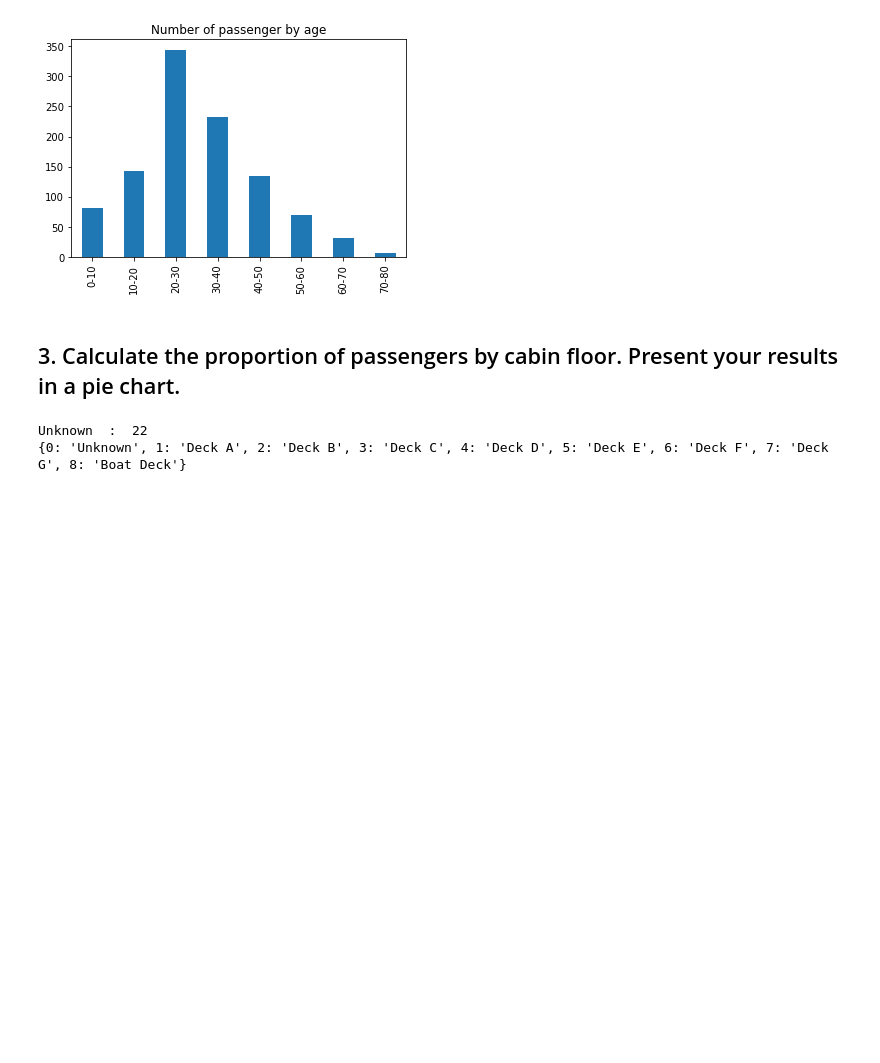
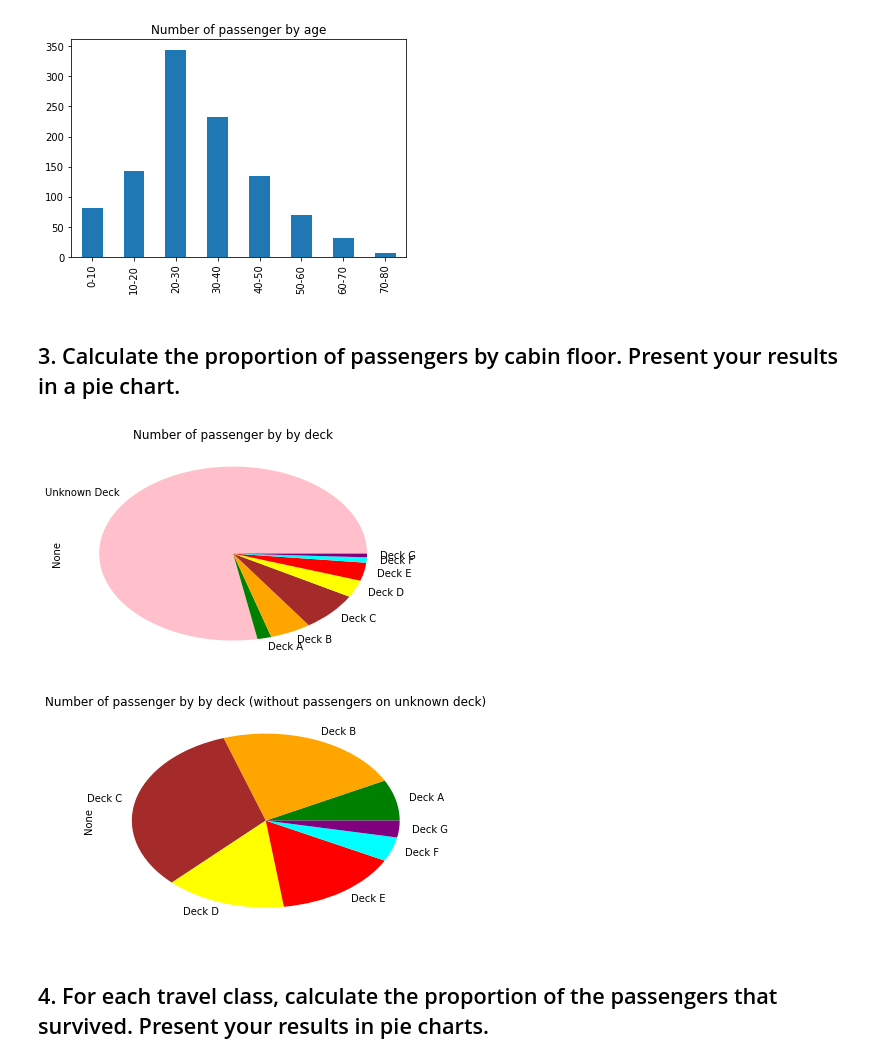
Before and after one commit to NicoBrun/ada2017, a Jupyter notebook: 01 - Pandas and Data Wrangling/Homework 1.ipynb, the cells around one changed output. Cells and saved outputs as stored; diff of their text form; code cells hidden in the pictures; blank space fills up the shorter version.

```diff
--- a/01 - Pandas and Data Wrangling/Homework 1.ipynb
+++ b/01 - Pandas and Data Wrangling/Homework 1.ipynb
@@ -401,21 +401,32 @@ plt.show()
 [figure]
 # %% [markdown]
 ## 3. Calculate the proportion of passengers by cabin floor. Present your results in a pie chart.
-# %%
-floors_data = dataset['cabin']
-floors_count = [len(floors_data[floors_data.values == floor]) for floor in cat_cabin.keys()]
-#print(floors_count, "\n sum : ", sum(floors_count))
-print(len(dataset['pclass']))
-print(len)
-
-
-
-# for test
-floor = 1
-print(cat_cabin[0], " : ", len(floors_data[floors_data.values == floor]))
-
-print(cat_cabin)
-#print(floors_data)
-# %% [output]
-Unknown  :  22
-{0: 'Unknown', 1: 'Deck A', 2: 'Deck B', 3: 'Deck C', 4: 'Deck D', 5: 'Deck E', 6: 'Deck F', 7: 'Deck G', 8: 'Boat Deck'}
+# %%
+floors_data = dataset['cabin']
+floors_count = pd.Series([len(floors_data[floors_data.values == floor]) for floor in cat_cabin.keys()])
+floors_count.index = cat_cabin.values()
+
+# for verifications
+#print(cat_cabin)
+#print(floors_count, "\n sum : ", sum(floors_count))
+#floor = 3
+#print(cat_cabin[floor], " : ", len(floors_data[floors_data.values == floor]))
+
+floors_prop = floors_count / floors_count.sum()
+#print("floor proportions \n", floors_prop, " sum should be 1 : ", floors_prop.sum())
+floors_prop_no_unknown = (floors_count / floors_count[1:].sum())[1:]
+#print("floor proportions no onknown\n", floors_prop_no_unknown, " sum should be 1 : ", floors_prop.sum())
+colors = ['pink', 'green', 'orange', 'brown', 'yellow', 'red', 'cyan', 'purple']
+
+fig = plt.figure()
+floors_prop.plot(kind='pie', title='Number of passenger by by deck', colors=colors)
+
+fig_no_unknown = plt.figure()
+floors_prop_no_unknown.plot(kind='pie', title='Number of passenger by by deck (without passengers on unknown deck)', colors=colors[1:])
+
+plt.show()
+# %% [output]
+[figure, added]
+[figure, added]
+# %% [markdown]
+## 4. For each travel class, calculate the proportion of the passengers that survived. Present your results in pie charts.
```
Also changed, not shown: parts of 1 cell of this notebook.
